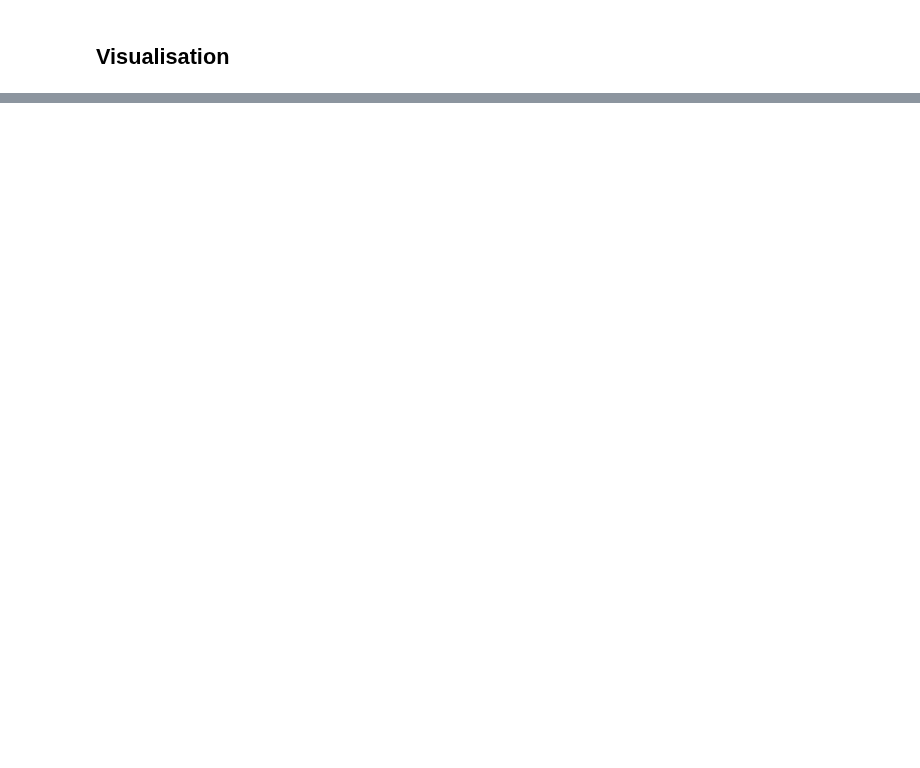
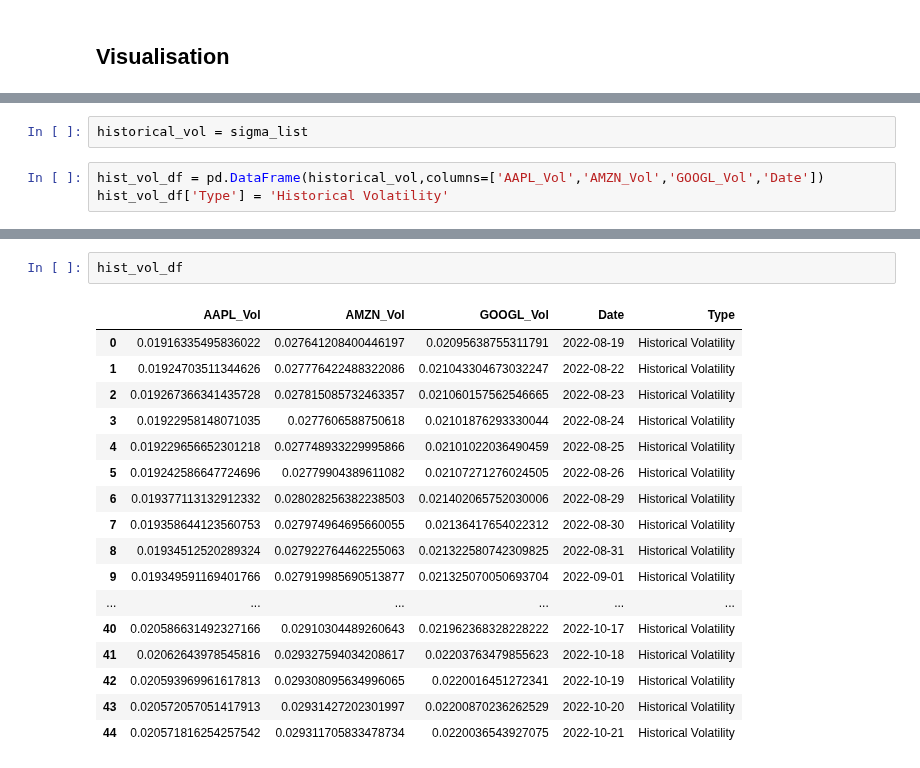
Before and after one commit to Shaojieee/MH4518-Simulation-in-Finance, a Jupyter notebook: python/working.ipynb, the cells around one changed output, grey strips where cells are left out. Cells and saved outputs as stored; diff of their text form; blank space fills up the shorter version.

```diff
--- a/python/working.ipynb
+++ b/python/working.ipynb
@@ -340,0 +233,5 @@ plt.show()
+# %%
+historical_vol = sigma_list
+# %%
+hist_vol_df = pd.DataFrame(historical_vol,columns=['AAPL_Vol','AMZN_Vol','GOOGL_Vol','Date'])
+hist_vol_df['Type'] = 'Historical Volatility'
@@ -340,0 +290,20 @@ plt.show()
+# %%
+hist_vol_df
+# %% [output]
+|  | AAPL_Vol | AMZN_Vol | GOOGL_Vol | Date | Type |
+| 0 | 0.01916335495836022 | 0.027641208400446197 | 0.02095638755311791 | 2022-08-19 | Historical Volatility |
+| 1 | 0.01924703511344626 | 0.027776422488322086 | 0.021043304673032247 | 2022-08-22 | Historical Volatility |
+| 2 | 0.019267366341435728 | 0.027815085732463357 | 0.021060157562546665 | 2022-08-23 | Historical Volatility |
+| 3 | 0.01922958148071035 | 0.0277606588750618 | 0.02101876293330044 | 2022-08-24 | Historical Volatility |
+| 4 | 0.019229656652301218 | 0.027748933229995866 | 0.02101022036490459 | 2022-08-25 | Historical Volatility |
+| 5 | 0.019242586647724696 | 0.02779904389611082 | 0.02107271276024505 | 2022-08-26 | Historical Volatility |
+| 6 | 0.019377113132912332 | 0.028028256382238503 | 0.021402065752030006 | 2022-08-29 | Historical Volatility |
+| 7 | 0.019358644123560753 | 0.027974964695660055 | 0.02136417654022312 | 2022-08-30 | Historical Volatility |
+| 8 | 0.01934512520289324 | 0.027922764462255063 | 0.021322580742309825 | 2022-08-31 | Historical Volatility |
+| 9 | 0.019349591169401766 | 0.027919985690513877 | 0.021325070050693704 | 2022-09-01 | Historical Volatility |
+| ... | ... | ... | ... | ... | ... |
+| 40 | 0.020586631492327166 | 0.02910304489260643 | 0.021962368328228222 | 2022-10-17 | Historical Volatility |
+| 41 | 0.02062643978545816 | 0.029327594034208617 | 0.02203763479855623 | 2022-10-18 | Historical Volatility |
+| 42 | 0.020593969961617813 | 0.029308095634996065 | 0.0220016451272341 | 2022-10-19 | Historical Volatility |
+| 43 | 0.020572057051417913 | 0.02931427202301997 | 0.02200870236262529 | 2022-10-20 | Historical Volatility |
+| 44 | 0.020571816254257542 | 0.029311705833478734 | 0.0220036543927075 | 2022-10-21 | Historical Volatility |
```
Also changed, not shown: parts of 26 cells of this notebook, 25 other files.
